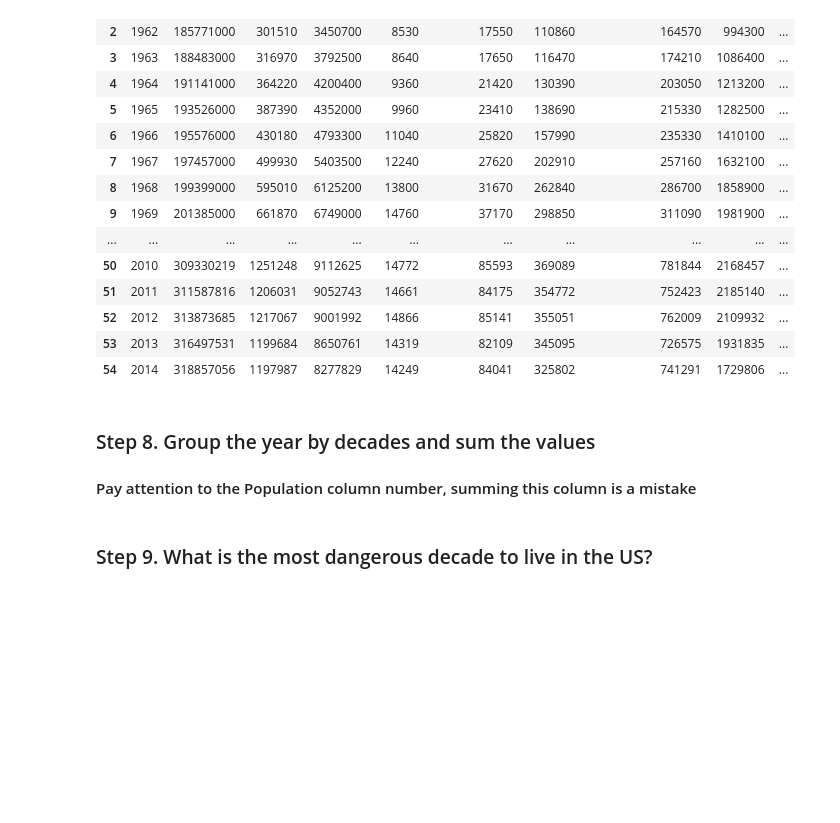
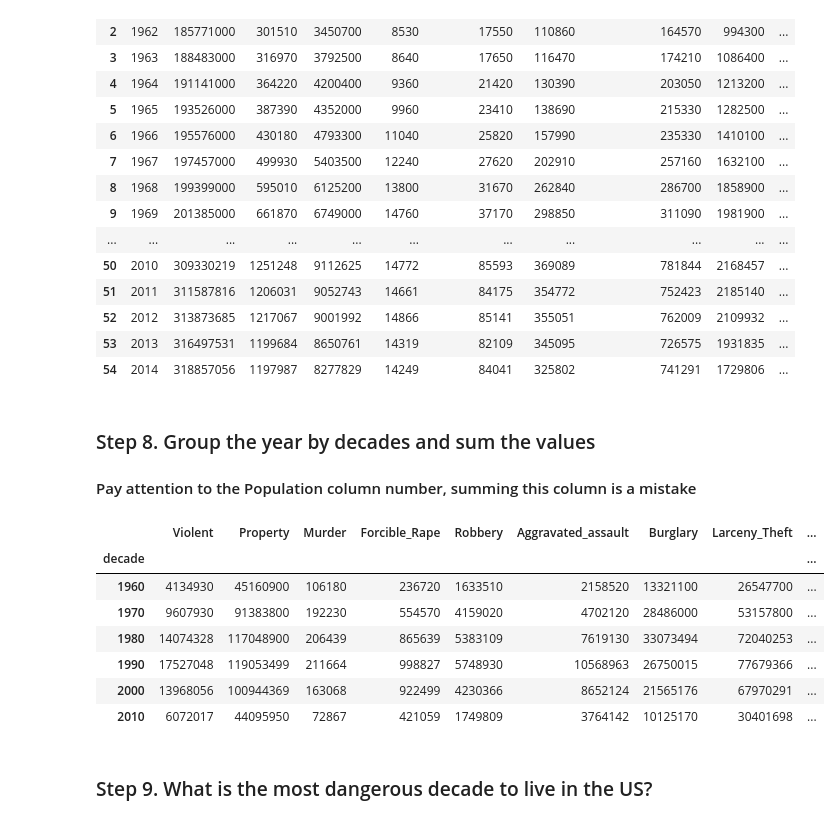
Before and after one commit to coretlwww/pandas_exercises, a Jupyter notebook: 04_Apply/US_Crime_Rates/Exercises.ipynb, the cells around one changed output. Cells and saved outputs as stored; diff of their text form; code cells hidden in the pictures; blank space fills up the shorter version.

```diff
--- a/04_Apply/US_Crime_Rates/Exercises.ipynb
+++ b/04_Apply/US_Crime_Rates/Exercises.ipynb
@@ -115,5 +115,19 @@ crime.drop('Total', axis=1)
 ### Step 8. Group the year by decades and sum the values
 
 #### Pay attention to the Population column number, summing this column is a mistake
+# %%
+crime['decade'] = crime['Year']//10 * 10
+crime_new = crime.iloc[:, 3:]
+crime_dec = crime_new.groupby('decade').sum()
+crime_dec
+# %% [output]
+|  | Violent | Property | Murder | Forcible_Rape | Robbery | Aggravated_assault | Burglary | Larceny_Theft | ... |
+| decade |  |  |  |  |  |  |  |  | ... |
+| 1960 | 4134930 | 45160900 | 106180 | 236720 | 1633510 | 2158520 | 13321100 | 26547700 | ... |
+| 1970 | 9607930 | 91383800 | 192230 | 554570 | 4159020 | 4702120 | 28486000 | 53157800 | ... |
+| 1980 | 14074328 | 117048900 | 206439 | 865639 | 5383109 | 7619130 | 33073494 | 72040253 | ... |
+| 1990 | 17527048 | 119053499 | 211664 | 998827 | 5748930 | 10568963 | 26750015 | 77679366 | ... |
+| 2000 | 13968056 | 100944369 | 163068 | 922499 | 4230366 | 8652124 | 21565176 | 67970291 | ... |
+| 2010 | 6072017 | 44095950 | 72867 | 421059 | 1749809 | 3764142 | 10125170 | 30401698 | ... |
 # %% [markdown]
 ### Step 9. What is the most dangerous decade to live in the US?
```
Also changed, not shown: parts of 1 cell of this notebook, 2 other files.
